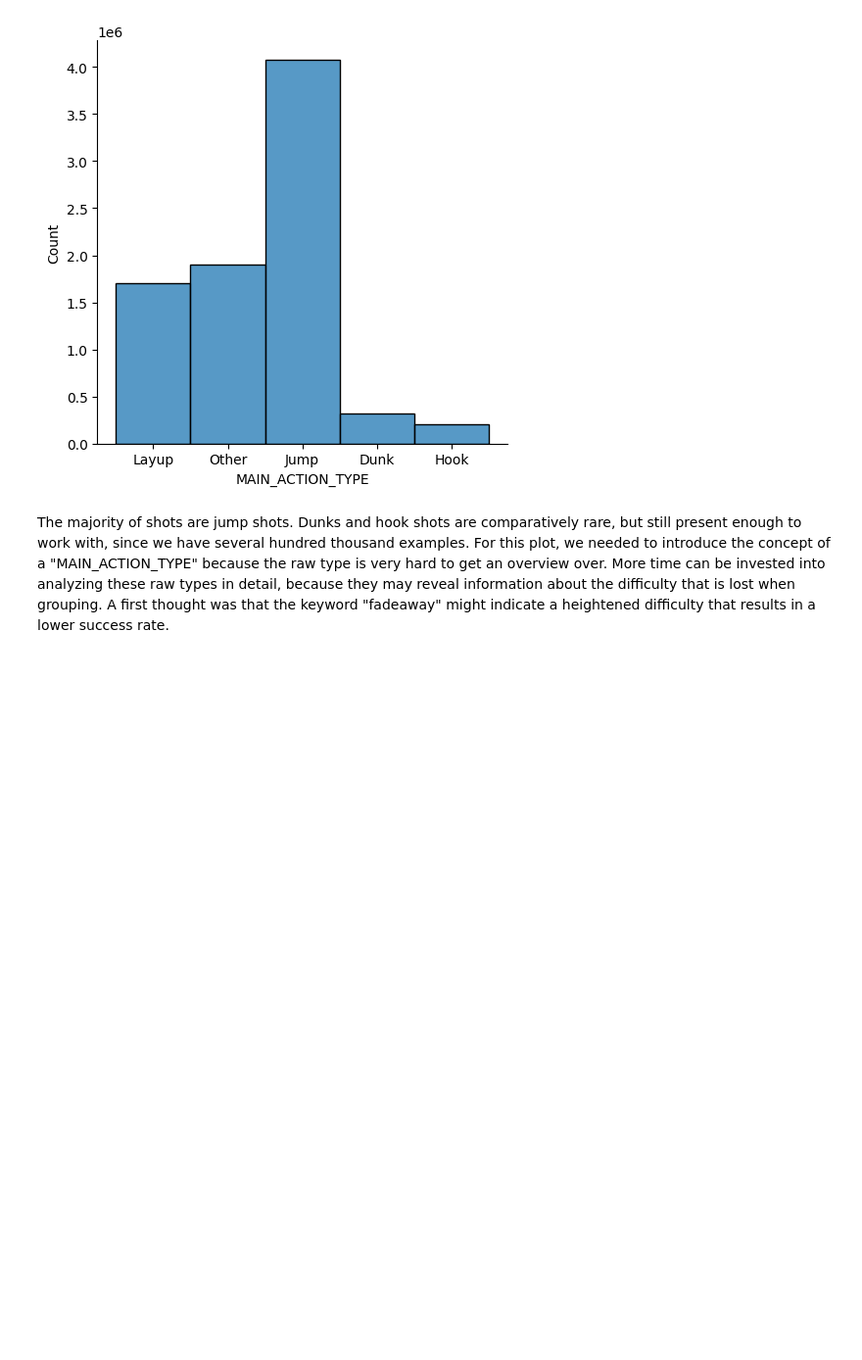
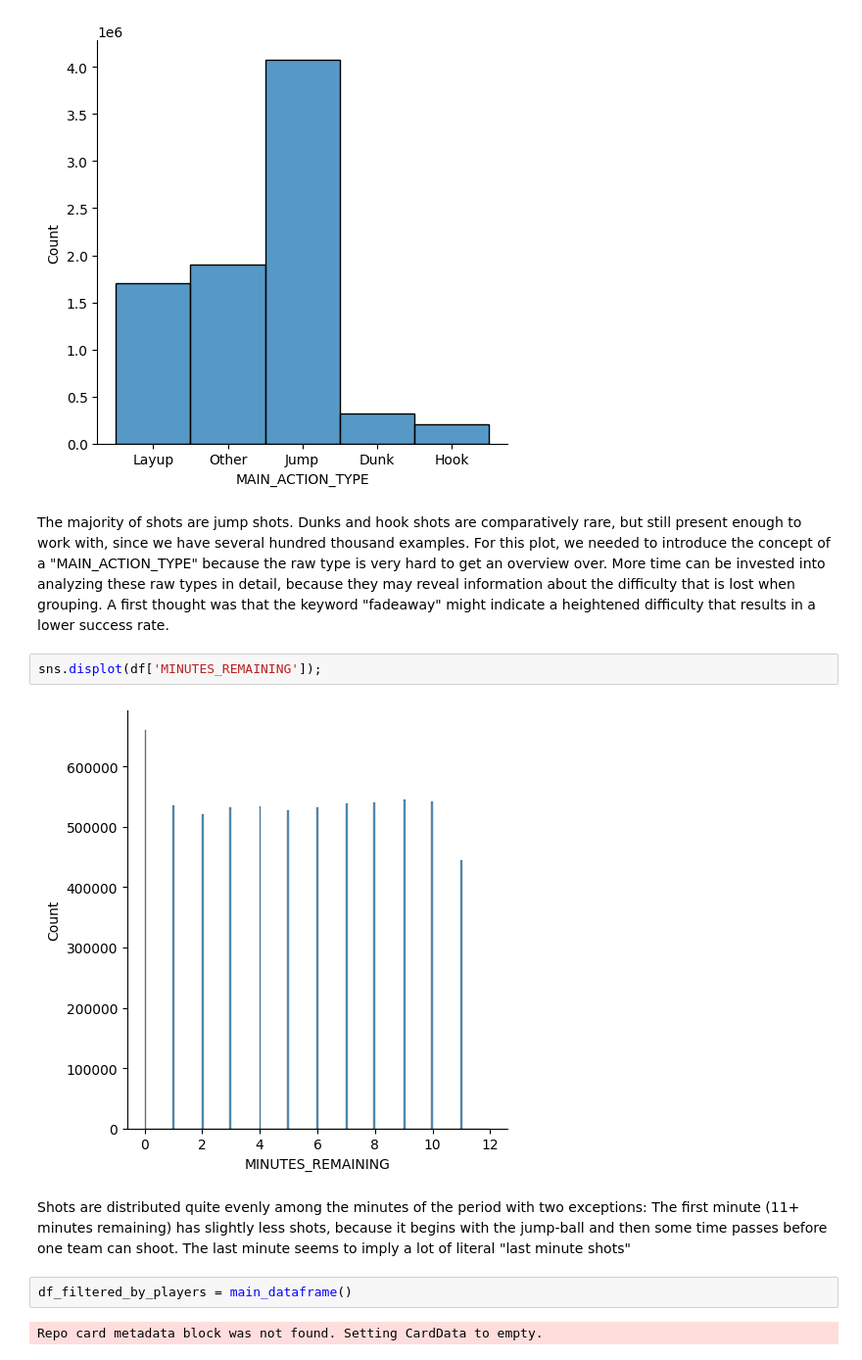
Before and after one commit to ds-training-nba/nba_shot_predictions, a Jupyter notebook: notebooks/distributions.ipynb, the cells around one changed output. Shown at 98% size. Saved outputs shown, nothing was run; the diff lists cells and outputs as text; blank space fills up the shorter version.

```diff
--- a/notebooks/distributions.ipynb
+++ b/notebooks/distributions.ipynb
@@ -25,3 +25,13 @@ sns.displot(df['MAIN_ACTION_TYPE']);
 [figure]
 # %% [markdown]
 The majority of shots are jump shots. Dunks and hook shots are comparatively rare, but still present enough to work with, since we have several hundred thousand examples. For this plot, we needed to introduce the concept of a "MAIN_ACTION_TYPE" because the raw type is very hard to get an overview over. More time can be invested into analyzing these raw types in detail, because they may reveal information about the difficulty that is lost when grouping. A first thought was that the keyword "fadeaway" might indicate a heightened difficulty that results in a lower success rate.
+# %%
+sns.displot(df['MINUTES_REMAINING']);
+# %% [output]
+[figure, added]
+# %% [markdown]
+Shots are distributed quite evenly among the minutes of the period with two exceptions: The first minute (11+ minutes remaining) has slightly less shots, because it begins with the jump-ball and then some time passes before one team can shoot. The last minute seems to imply a lot of literal "last minute shots"
+# %%
+df_filtered_by_players = main_dataframe()
+# %% [output]
+Repo card metadata block was not found. Setting CardData to empty.
```
Also changed, not shown: parts of 2 cells of this notebook, 2 other files.
